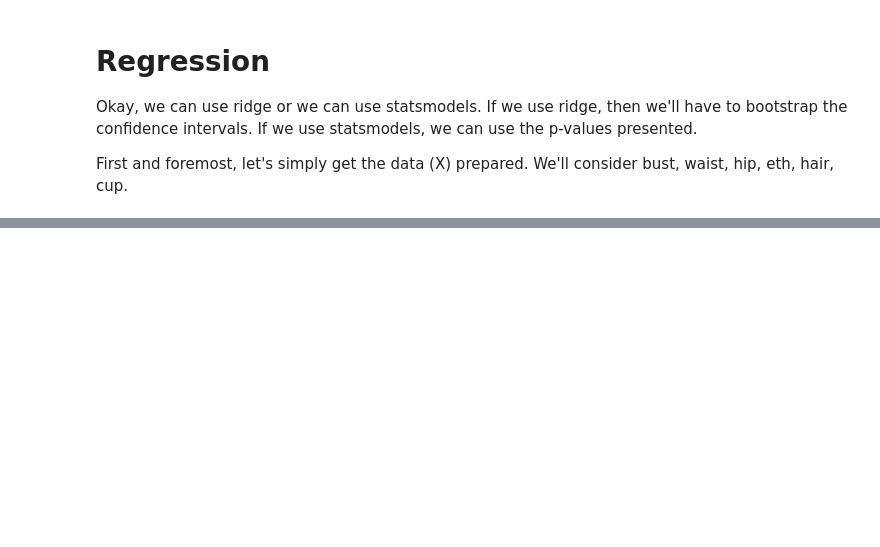
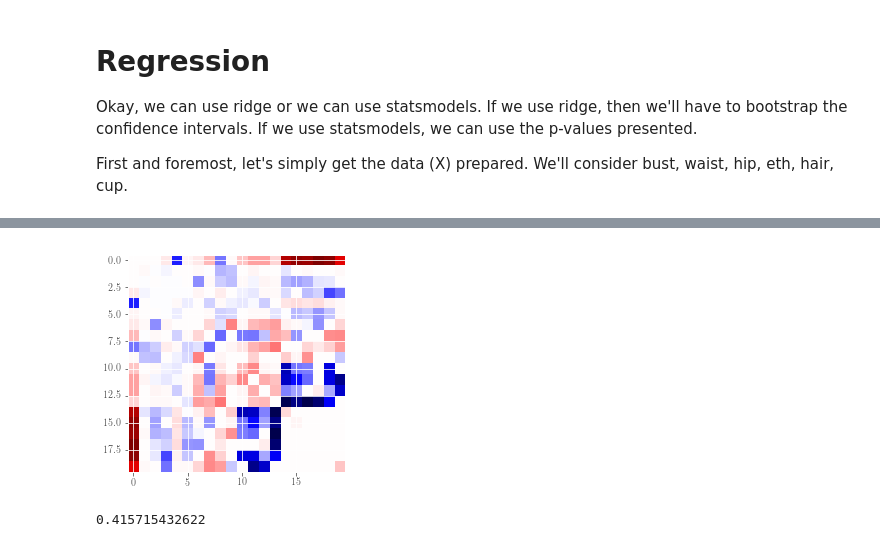
Before and after one commit to vqmalic/ica2018, a Jupyter notebook: ICA2018.ipynb, the cells around one changed output, grey strips where cells are left out. Cells and saved outputs as stored; diff of their text form; code cells hidden in the pictures; blank space fills up the shorter version.

```diff
--- a/ICA2018.ipynb
+++ b/ICA2018.ipynb
@@ -1053,0 +1138,4 @@ OLS Regression Results
+# %%
+lr = Lasso(alpha=1e-2, max_iter=20000)
+lr.fit(Xp, y)
+lr.score(Xp, y)
@@ -1053,0 +1144,17 @@ OLS Regression Results
+# %%
+colset = ['only', 'height', 'weight', 'bust', 'waist', 'hip', 'eth_caucasian', 'eth_black', 'eth_latin', 'eth_asian', 'hc_black', 'hc_brown', 'hc_blond', 'hc_red', 'A', 'B', 'C', 'D', 'E', '>_E']
+# %%
+coefs = pd.DataFrame(0, index=colset, columns=colset)
+# %%
+for feature, coef in zip(Xp.columns, lr.coef_):
+    feature = feature.replace("> E", ">_E")
+    if " " in feature:
+        a, b = feature.split(" ")
+        coefs.loc[a, b] = coef
+        coefs.loc[b, a] = coef
+    elif "^" in feature:
+        a, b = feature.split("^")
+        coefs.loc[a, a] = coef
+    else:
+        coefs.loc[feature, 'only'] = coef
+        coefs.loc['only', feature] = coef
@@ -1053,0 +1247,7 @@ OLS Regression Results
+# %%
+norm = MidPointNorm(midpoint=0)
+
+plt.imshow(coefs, cmap='seismic', norm=norm)
+plt.show()
+# %% [output]
+[figure, added]
@@ -1053,0 +1258,4 @@ OLS Regression Results
+# %%
+print(np.mean(scores))
+# %% [output]
+0.415715432622
```
Also changed, not shown: parts of 32 cells of this notebook.
